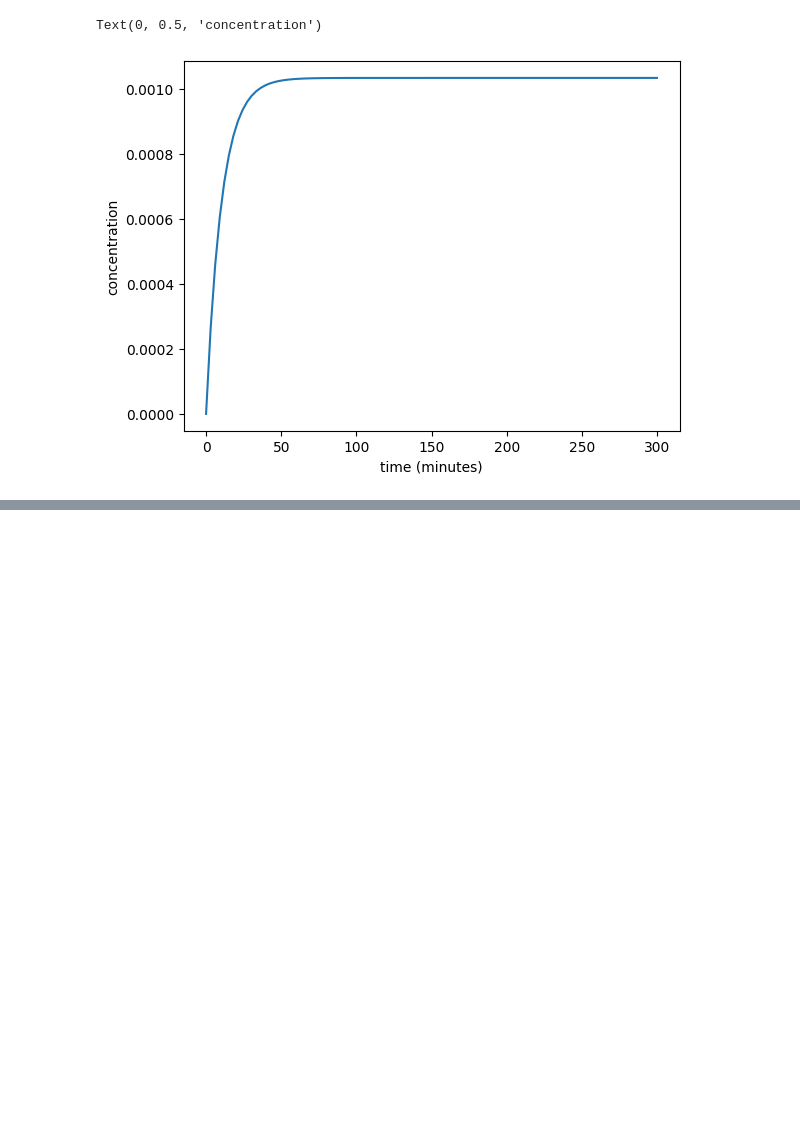
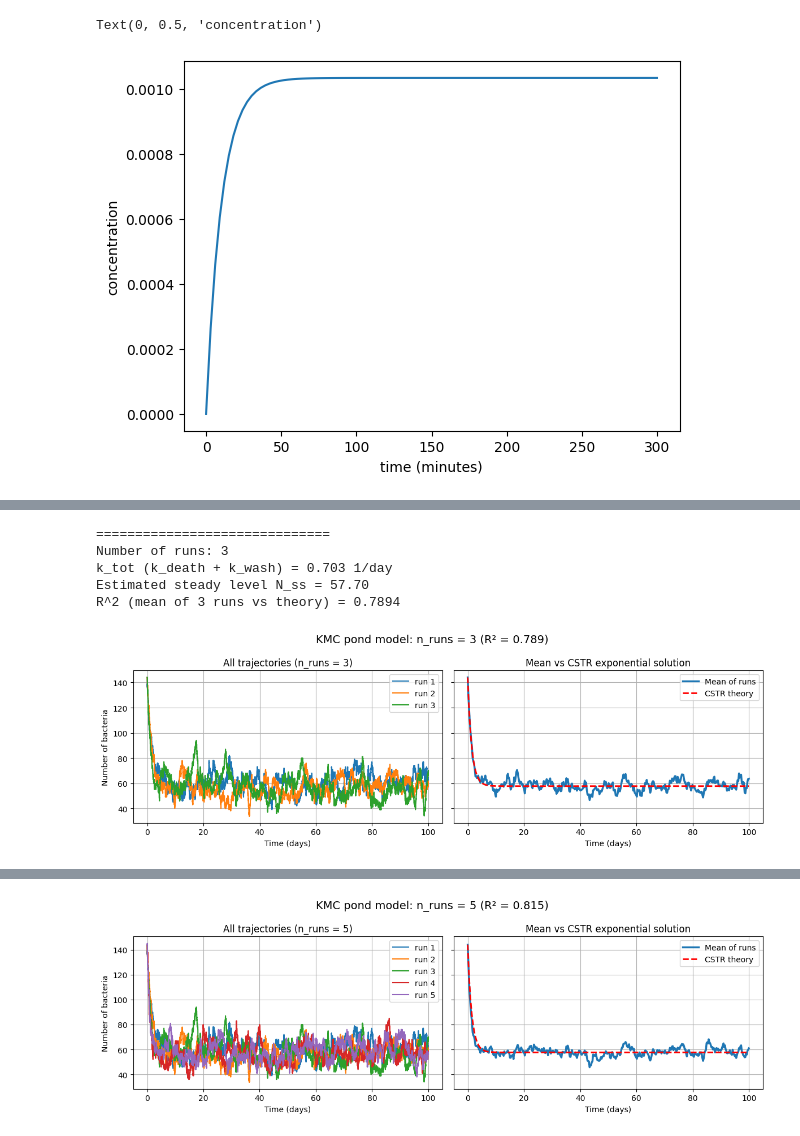
Before and after one commit to biker42/ecoli_CHME5137, a Jupyter notebook: wastewater.ipynb, the cells around one changed output, grey strips where cells are left out. Cells and saved outputs as stored; diff of their text form; code cells hidden in the pictures; blank space fills up the shorter version.

```diff
--- a/wastewater.ipynb
+++ b/wastewater.ipynb
@@ -74,0 +228,79 @@ Text(0, 0.5, 'concentration')
+# %%
+# Cell: compare mean KMC to exponential CSTR solution for 3, 5, and 10 runs
+
+runs_list = [3, 5, 10]
+
+for n_runs in runs_list:
+    print("\n==============================")
+    print("Number of runs:", n_runs)
+
+    np.random.seed(0)  # so each n_runs is comparable
+
+    # ----- 1) simulate n_runs trajectories -----
+    all_times = []
+    all_bact  = []
+
+    for r in range(n_runs):
+        times_run, bact_run = kmc_one_run(
+            bacteria0, end_time, k_in, k_death, k_wash, max_steps
+        )
+        all_times.append(times_run)
+        all_bact.append(bact_run)
+
+    # ----- 2) build common time grid and mean trajectory -----
+    t_grid = np.linspace(0, end_time, 400)
+    all_interp = np.zeros((n_runs, len(t_grid)))
+
+    for r in range(n_runs):
+        all_interp[r, :] = np.interp(t_grid, all_times[r], all_bact[r])
+
+    mean_N = all_interp.mean(axis=0)
+
+    # ----- 3) theoretical exponential CSTR solution -----
+    # k_tot is the total removal rate (lambda)
+    k_tot = k_death + k_wash
+    N_ss  = k_in / k_tot
+
+    N_theory = N_ss + (bacteria0 - N_ss) * np.exp(-k_tot * t_grid)
+
+    # ----- 4) compute R^2 between mean_N and N_theory -----
+    ss_res = np.sum((mean_N - N_theory)**2)
+    ss_tot = np.sum((mean_N - mean_N.mean())**2)
+    R2 = 1 - ss_res / ss_tot
+
+    print(f"k_tot (k_death + k_wash) = {k_tot:.3f} 1/day")
+    print(f"Estimated steady level N_ss = {N_ss:.2f}")
+    print(f"R^2 (mean of {n_runs} runs vs theory) = {R2:.4f}")
+
+    # ----- 5) plotting: left = all runs, right = mean vs theory -----
+    fig, axes = plt.subplots(1, 2, figsize=(12, 4), sharey=True)
+    ax_left, ax_right = axes
+
+    # left: individual trajectories
+    ax_left.set_title(f"All trajectories (n_runs = {n_runs})")
+    for r in range(n_runs):
+        ax_left.step(all_times[r], all_bact[r], where="post", label=f"run {r+1}")
+    ax_left.set_xlabel("Time (days)")
+    ax_left.set_ylabel("Number of bacteria")
+    ax_left.grid(True)
+    if n_runs <= 10:
+        ax_left.legend()
+
+    # right: mean and theoretical exponential CSTR curve
+    ax_right.set_title("Mean vs CSTR exponential solution")
+    ax_right.plot(t_grid, mean_N, label="Mean of runs", linewidth=2.5)
+    ax_right.plot(t_grid, N_theory, "r--", label="CSTR theory", linewidth=2)
+    ax_right.set_xlabel("Time (days)")
+    ax_right.grid(True)
+    ax_right.legend()
+
+    fig.suptitle(f"KMC pond model: n_runs = {n_runs} (R² = {R2:.3f})", fontsize=14)
+    plt.tight_layout()
+    plt.show()
+# %% [output]
+==============================
+Number of runs: 3
+k_tot (k_death + k_wash) = 0.703 1/day
+Estimated steady level N_ss = 57.70
+R^2 (mean of 3 runs vs theory) = 0.7894
+[figure, added]
@@ -74,0 +312 @@ Text(0, 0.5, 'concentration')
+[figure, added]
```
Also changed, not shown: parts of 6 cells of this notebook.
